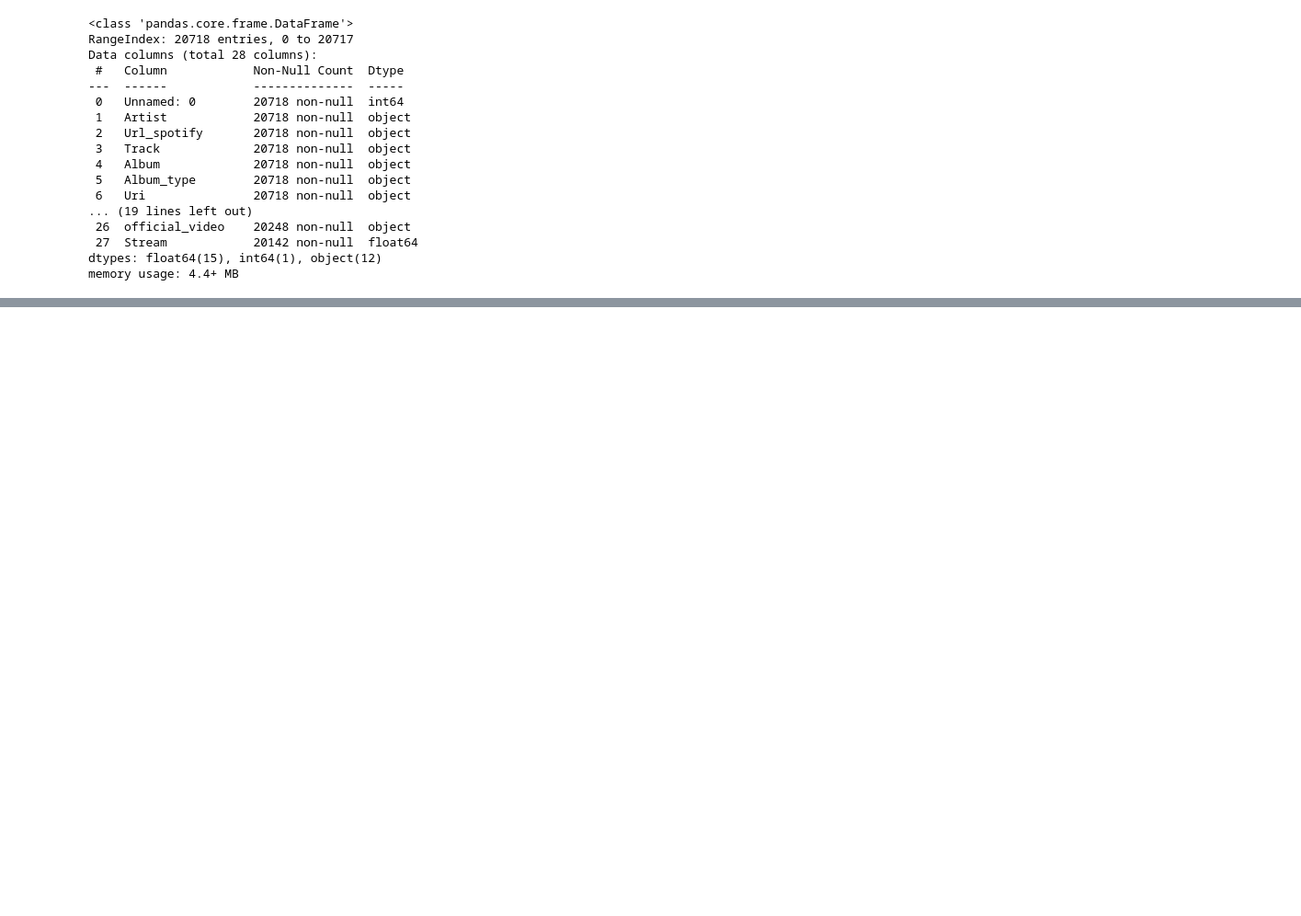
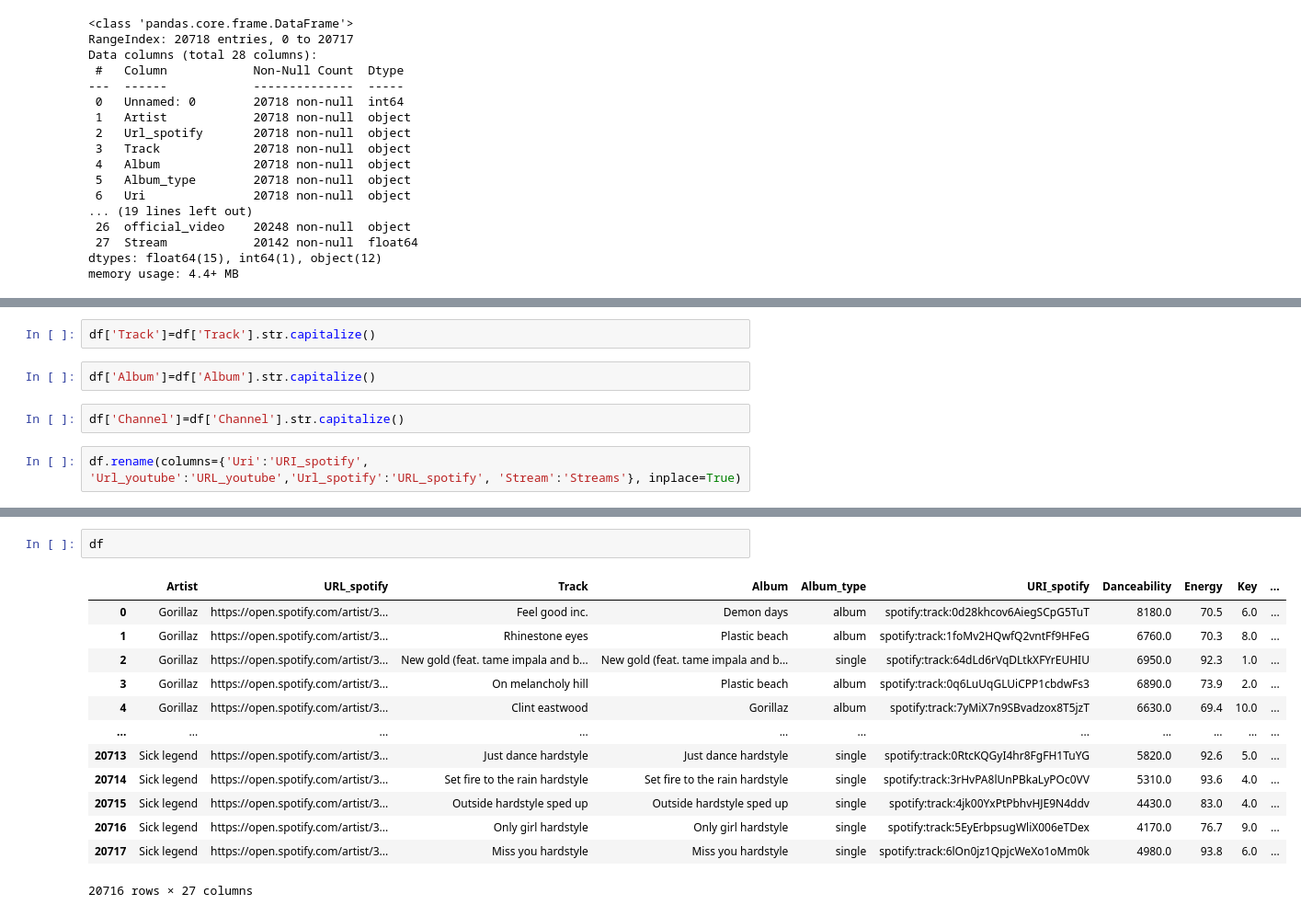
Before and after one commit to Ahadmoen/Spotify_vs_Youtube_EDA, a Jupyter notebook: Analysis/main.ipynb, the cells around one changed output, grey strips where cells are left out. Shown at 92% size. Cells and saved outputs as stored; diff of their text form; blank space fills up the shorter version.

```diff
--- a/Analysis/main.ipynb
+++ b/Analysis/main.ipynb
@@ -37,0 +248,8 @@ memory usage: 4.4+ MB
+# %%
+df['Track']=df['Track'].str.capitalize()
+# %%
+df['Album']=df['Album'].str.capitalize()
+# %%
+df['Channel']=df['Channel'].str.capitalize()
+# %%
+df.rename(columns={'Uri':'URI_spotify', 'Url_youtube':'URL_youtube','Url_spotify':'URL_spotify', 'Stream':'Streams'}, inplace=True)
@@ -37,0 +265,16 @@ memory usage: 4.4+ MB
+# %%
+df
+# %% [output]
+|  | Artist | URL_spotify | Track | Album | Album_type | URI_spotify | Danceability | Energy | Key | ... |
+| 0 | Gorillaz | https://open.spotify.com/artist/3... | Feel good inc. | Demon days | album | spotify:track:0d28khcov6AiegSCpG5TuT | 8180.0 | 70.5 | 6.0 | ... |
+| 1 | Gorillaz | https://open.spotify.com/artist/3... | Rhinestone eyes | Plastic beach | album | spotify:track:1foMv2HQwfQ2vntFf9HFeG | 6760.0 | 70.3 | 8.0 | ... |
+| 2 | Gorillaz | https://open.spotify.com/artist/3... | New gold (feat. tame impala and b... | New gold (feat. tame impala and b... | single | spotify:track:64dLd6rVqDLtkXFYrEUHIU | 6950.0 | 92.3 | 1.0 | ... |
+| 3 | Gorillaz | https://open.spotify.com/artist/3... | On melancholy hill | Plastic beach | album | spotify:track:0q6LuUqGLUiCPP1cbdwFs3 | 6890.0 | 73.9 | 2.0 | ... |
+| 4 | Gorillaz | https://open.spotify.com/artist/3... | Clint eastwood | Gorillaz | album | spotify:track:7yMiX7n9SBvadzox8T5jzT | 6630.0 | 69.4 | 10.0 | ... |
+| ... | ... | ... | ... | ... | ... | ... | ... | ... | ... | ... |
+| 20713 | Sick legend | https://open.spotify.com/artist/3... | Just dance hardstyle | Just dance hardstyle | single | spotify:track:0RtcKQGyI4hr8FgFH1TuYG | 5820.0 | 92.6 | 5.0 | ... |
+| 20714 | Sick legend | https://open.spotify.com/artist/3... | Set fire to the rain hardstyle | Set fire to the rain hardstyle | single | spotify:track:3rHvPA8lUnPBkaLyPOc0VV | 5310.0 | 93.6 | 4.0 | ... |
+| 20715 | Sick legend | https://open.spotify.com/artist/3... | Outside hardstyle sped up | Outside hardstyle sped up | single | spotify:track:4jk00YxPtPbhvHJE9N4ddv | 4430.0 | 83.0 | 4.0 | ... |
+| 20716 | Sick legend | https://open.spotify.com/artist/3... | Only girl hardstyle | Only girl hardstyle | single | spotify:track:5EyErbpsugWliX006eTDex | 4170.0 | 76.7 | 9.0 | ... |
+| 20717 | Sick legend | https://open.spotify.com/artist/3... | Miss you hardstyle | Miss you hardstyle | single | spotify:track:6lOn0jz1QpjcWeXo1oMm0k | 4980.0 | 93.8 | 6.0 | ... |
+20716 rows × 27 columns
```
Also changed, not shown: parts of 25 cells of this notebook.
